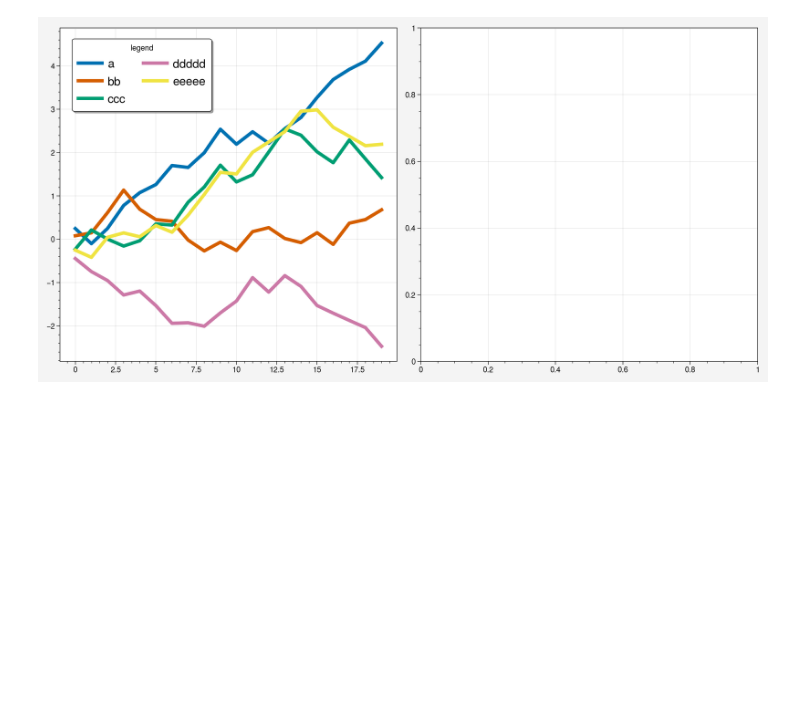
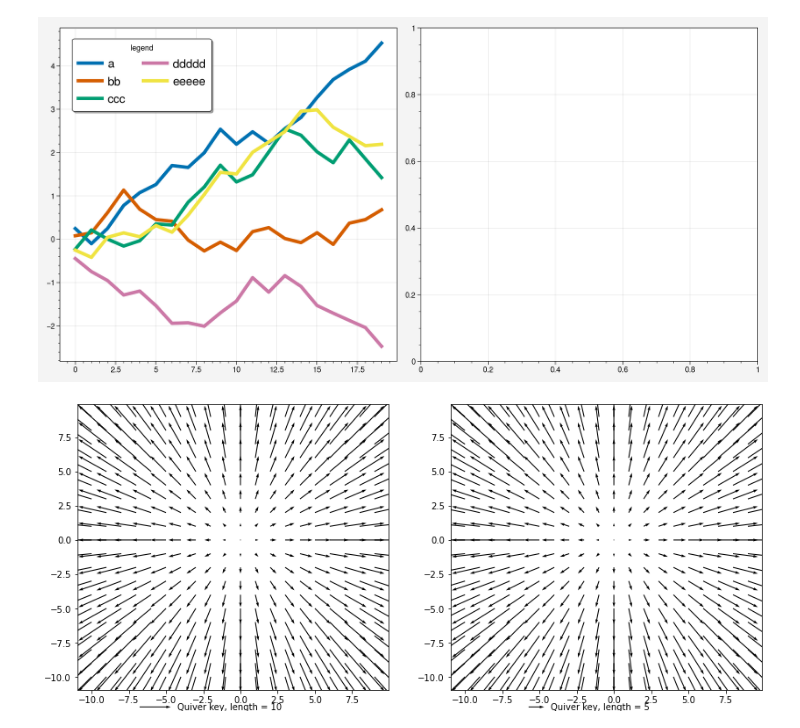
Before and after one commit to whpldgs/tec, a Jupyter notebook: matplotlib_tec.ipynb, the cells around one changed output. Cells and saved outputs as stored; diff of their text form; code cells hidden in the pictures; blank space fills up the shorter version.

```diff
--- a/matplotlib_tec.ipynb
+++ b/matplotlib_tec.ipynb
@@ -130,3 +131,23 @@ for i,label in enumerate(labels):
 # %% [output]
 [interactive output not drawn]
 [figure]
+# %%
+import matplotlib.pyplot as plt
+import numpy as np
+
+X = np.arange(-10, 10, 1)
+Y = np.arange(-10, 10, 1)
+U, V = np.meshgrid(X, Y)
+
+fig, axes = plt.subplots(ncols=2, figsize=(14,6))
+q = axes[0].quiver(X, Y, U, V, scale=100,  units='width')
+axes[0].quiverkey(q, X=0.3, Y=-0.06, U=10,
+             label='Quiver key, length = 10', labelpos='E')
+
+q = axes[1].quiver(X, Y, U, V, scale=100,  units='width')
+axes[1].quiverkey(q, X=0.3, Y=-0.06, U=5,
+             label='Quiver key, length = 5', labelpos='E')
+
+plt.show()
+# %% [output]
+[figure, added]
```
Also changed, not shown: parts of 1 cell of this notebook, 1 other file.
